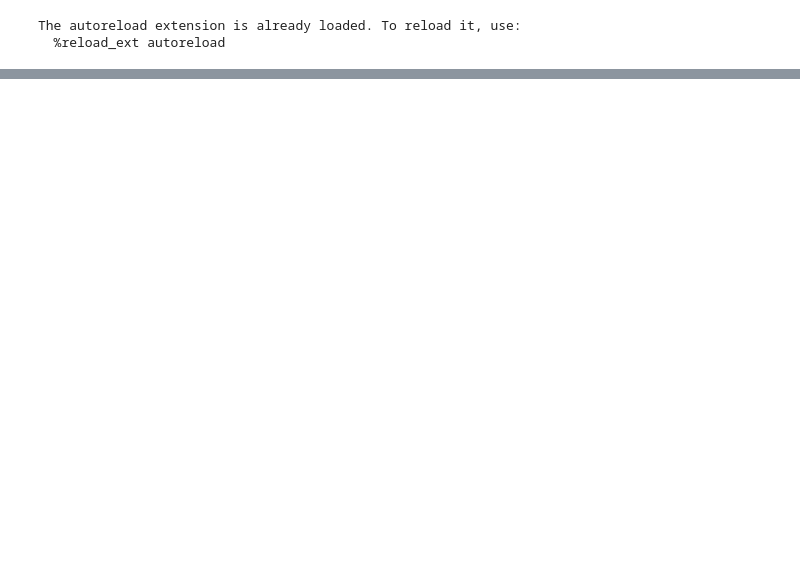
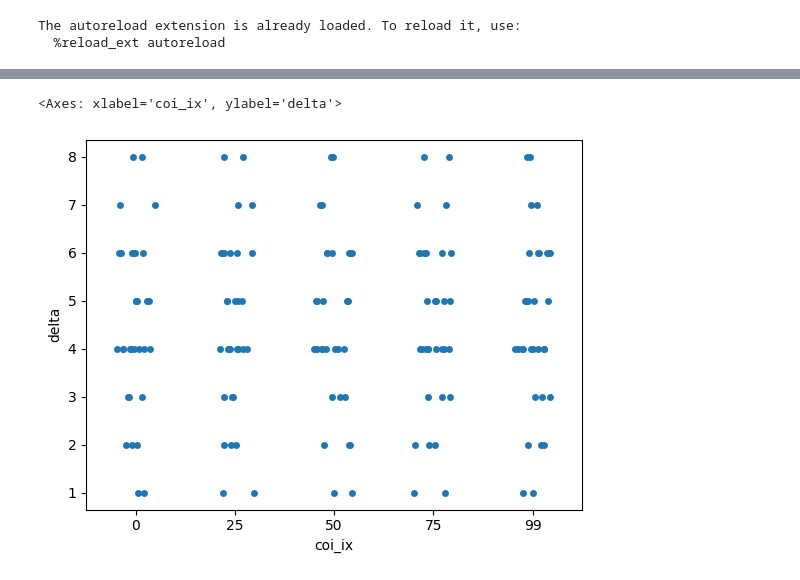
Before and after one commit to CELtd/voting_mechanism_design, a Jupyter notebook: notebooks/pairwise_coi.ipynb, the cells around one changed output, grey strips where cells are left out. Cells and saved outputs as stored; diff of their text form; code cells hidden in the pictures; blank space fills up the shorter version.

```diff
--- a/notebooks/pairwise_coi.ipynb
+++ b/notebooks/pairwise_coi.ipynb
@@ -319,0 +318,30 @@ sim_results_without_coi = run_n_simulations(
+# %%
+num_mc = 32
+n_badgeholders = 30
+n_projects = 100
+badgeholder_voting_style = 'skewed_towards_impact'
+
+project_impact_distribution = np.linspace(0.1, 0.9, n_projects)
+badgeholder_expertise_distribution = np.ones(n_badgeholders) * 0.8
+badgeholder_laziness_distribution = np.ones(n_badgeholders) * 0.0   # setting this to > 0 seems to cause a bug, double check
+
+coi_index = [0, 25, 50, 75, 99]
+coi_index2results = {}
+for coi_ix in tqdm(coi_index):
+    print(f'Running COI index: {coi_ix}')
+    res = run_mc_coiindex(
+        num_mc = num_mc,
+        n_badgeholders = n_badgeholders,
+        n_projects = n_projects,
+        badgeholder_voting_style = badgeholder_voting_style,
+        coi_project_ix = coi_ix,
+        coi_badgeholder_ix=0,  # TOOD: may want to sweep this, in case we are varying expertise
+
+        # set these directly so we can more directly measure the impact of COI
+        project_impact_distribution=project_impact_distribution,
+        badgeholder_expertise_distribution=badgeholder_expertise_distribution,
+        badgeholder_laziness_distribution=badgeholder_laziness_distribution,
+
+        seed_start=1234,
+    )
+    coi_index2results[coi_ix] = res
@@ -319,0 +379,13 @@ sim_results_without_coi = run_n_simulations(
+# %%
+# make into a melted df
+results_list = []
+for coi_ix in coi_index:
+    coi_project_inferred_ix_without_coi = np.asarray(coi_index2results[0]['coi_project_inferred_ix_without_coi'][1])
+    coi_project_inferred_ix_with_coi = np.asarray(coi_index2results[0]['coi_project_inferred_ix_with_coi'][1])
+    delta = coi_project_inferred_ix_with_coi - coi_project_inferred_ix_without_coi
+    for d in delta:
+        results_list.append({
+            'coi_ix': coi_ix,
+            'delta': d
+        })
+df = pd.DataFrame(results_list)
@@ -320,3 +408,8 @@ sim_results_without_coi = run_n_simulations(
+# %%
+sns.stripplot(data=df, x='coi_ix', y='delta', jitter=0.2)
+# %% [output]
+<Axes: xlabel='coi_ix', ylabel='delta'>
+[figure, added]
 # %%
 # this is for the whole population
 actual_minus_inferred_with_coi = sim_results_with_coi['project_ix_worst_to_best_actual'] - sim_results_with_coi['project_ix_worst_to_best_inferred']
```
Also changed, not shown: parts of 9 cells of this notebook.
